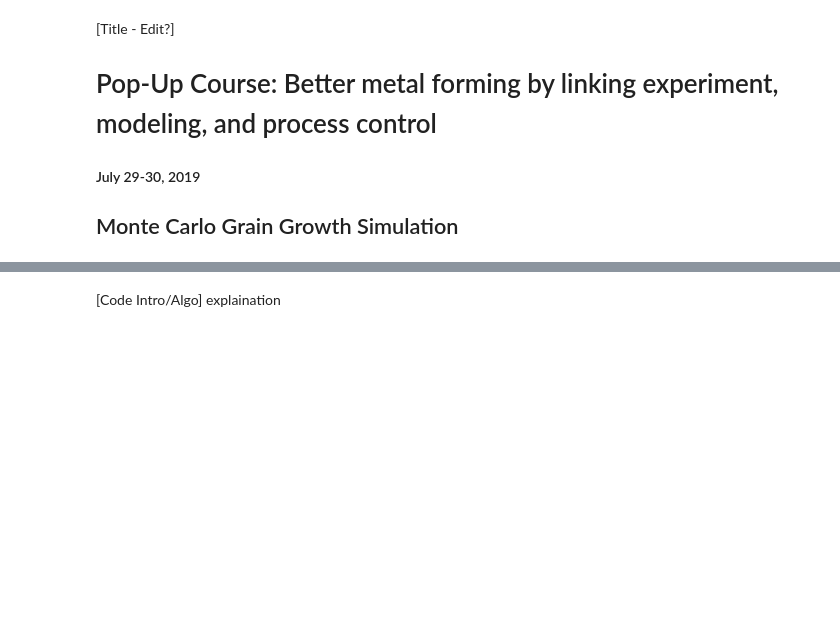
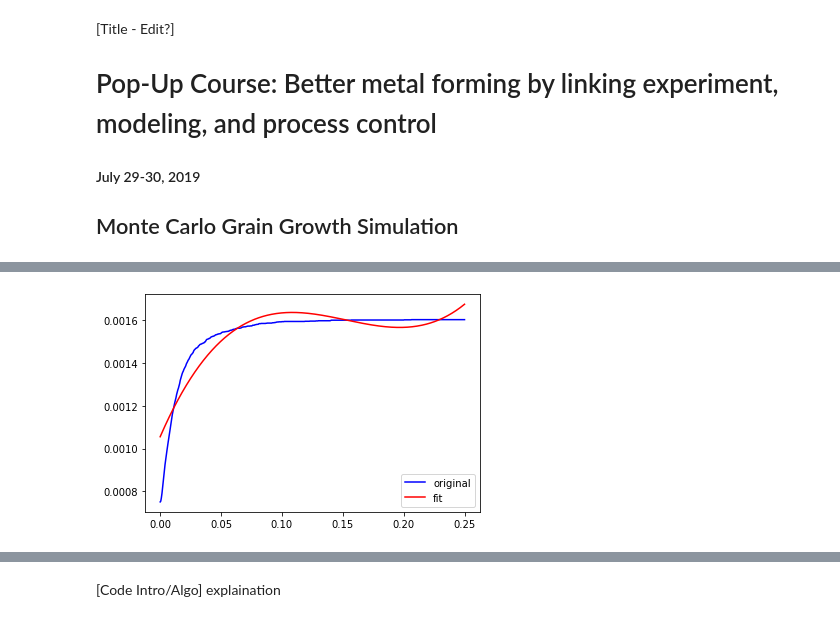
Before and after one commit to sagarbhatt0904/popUpCourse, a Jupyter notebook: popUpCourseMonteCarlo.ipynb, the cells around one changed output, grey strips where cells are left out. Drawn from its saved outputs; the diff is of its cells as text; code cells hidden in the pictures; blank space fills up the shorter version.

```diff
--- a/popUpCourseMonteCarlo.ipynb
+++ b/popUpCourseMonteCarlo.ipynb
@@ -8,0 +35,12 @@
+# %%
+df1 = pd.read_csv("NonLin.txt", sep = '\t', header=None, names=['t', 'area', 'dia', 'a', 'b', 'c', 'd'])
+time1 = df1['t']
+d1 = df1['area']
+c1, c2, c3, c4 = np.polyfit(time1, d1, 3)
+
+plt.plot(time1, d1, color = 'b', label = 'original')
+plt.plot(time1, c4 + c3*time1 + c2*time1*time1 + c1*time1**3, color = 'r', label = 'fit')
+plt.legend()
+plt.show()
+# %% [output]
+[figure, added]
```
Also changed, not shown: parts of 5 cells of this notebook, 3 other files.
